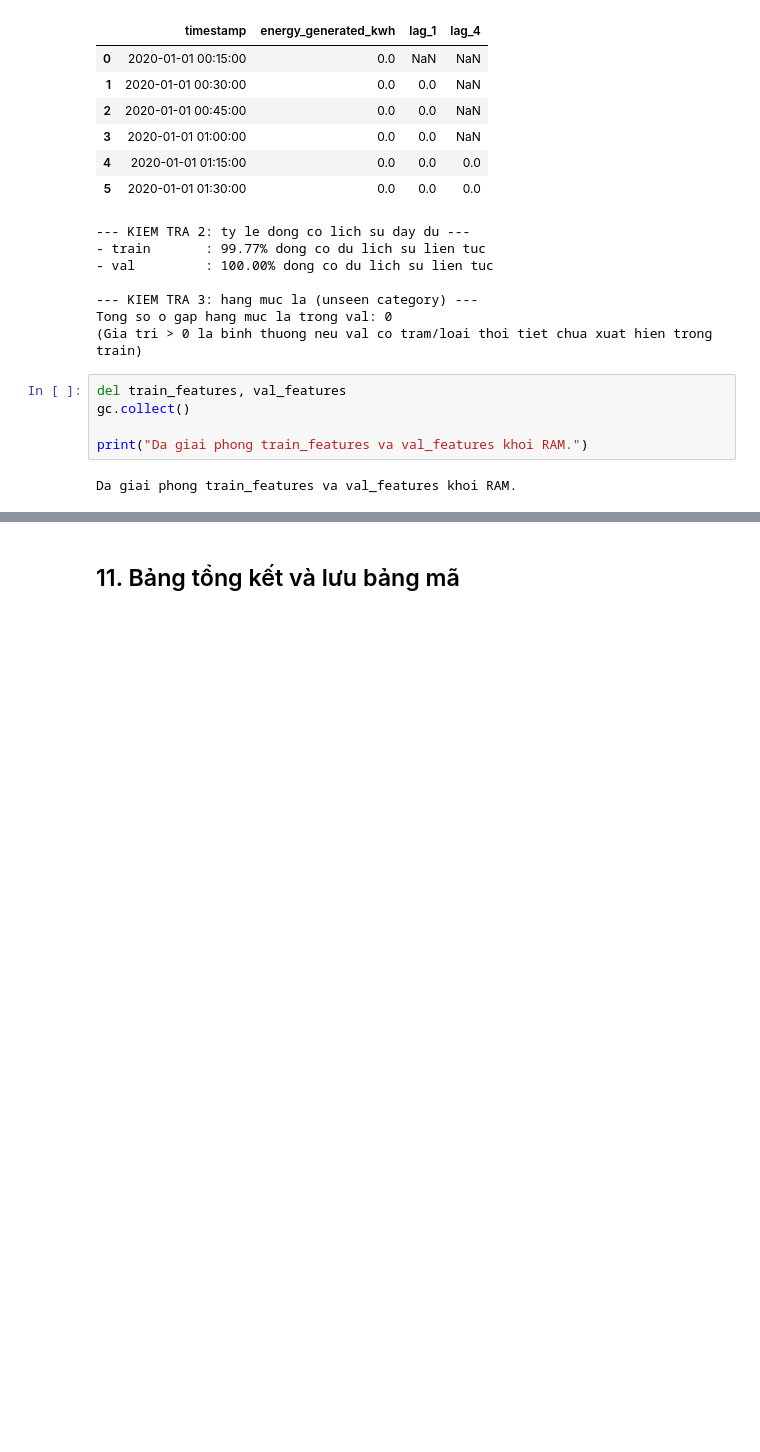
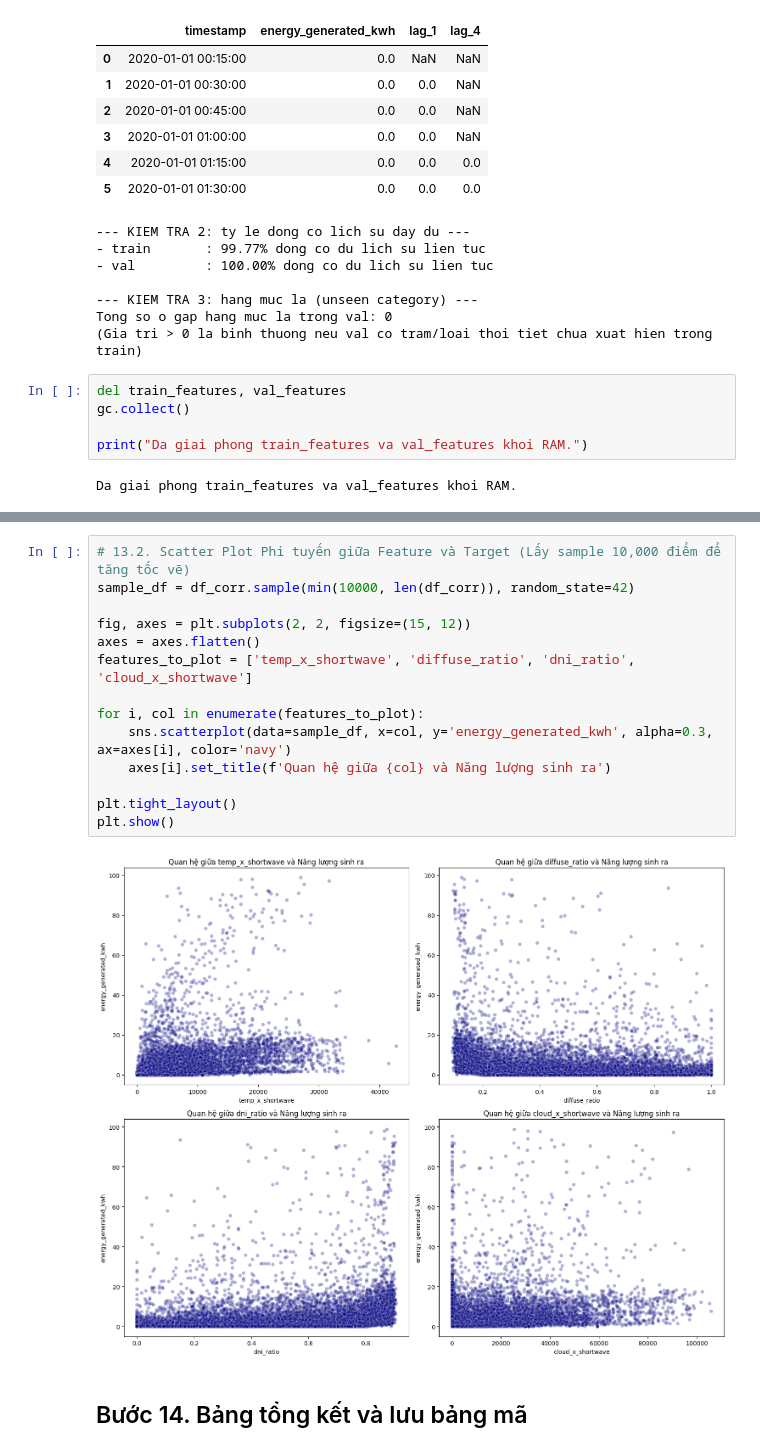
Before and after one commit to nguyenvunhut/solar-engergy, a Jupyter notebook: notebooks/refactor/03_3_features_aggregate.ipynb, the cells around one changed output, grey strips where cells are left out. Drawn from its saved outputs; the diff is of its cells as text; blank space fills up the shorter version.

```diff
--- a/notebooks/refactor/03_3_features_aggregate.ipynb
+++ b/notebooks/refactor/03_3_features_aggregate.ipynb
@@ -406,2 +493,18 @@ Da giai phong train_features va val_features khoi RAM.
+# %%
+# 13.2. Scatter Plot Phi tuyến giữa Feature và Target (Lấy sample 10,000 điểm để tăng tốc vẽ)
+sample_df = df_corr.sample(min(10000, len(df_corr)), random_state=42)
+
+fig, axes = plt.subplots(2, 2, figsize=(15, 12))
+axes = axes.flatten()
+features_to_plot = ['temp_x_shortwave', 'diffuse_ratio', 'dni_ratio', 'cloud_x_shortwave']
+
+for i, col in enumerate(features_to_plot):
+    sns.scatterplot(data=sample_df, x=col, y='energy_generated_kwh', alpha=0.3, ax=axes[i], color='navy')
+    axes[i].set_title(f'Quan hệ giữa {col} và Năng lượng sinh ra')
+
+plt.tight_layout()
+plt.show()
+# %% [output]
+[figure, added]
 # %% [markdown]
-## 11. Bảng tổng kết và lưu bảng mã
+## Bước 14. Bảng tổng kết và lưu bảng mã
```
Also changed, not shown: parts of 19 cells of this notebook, 14 other files.
